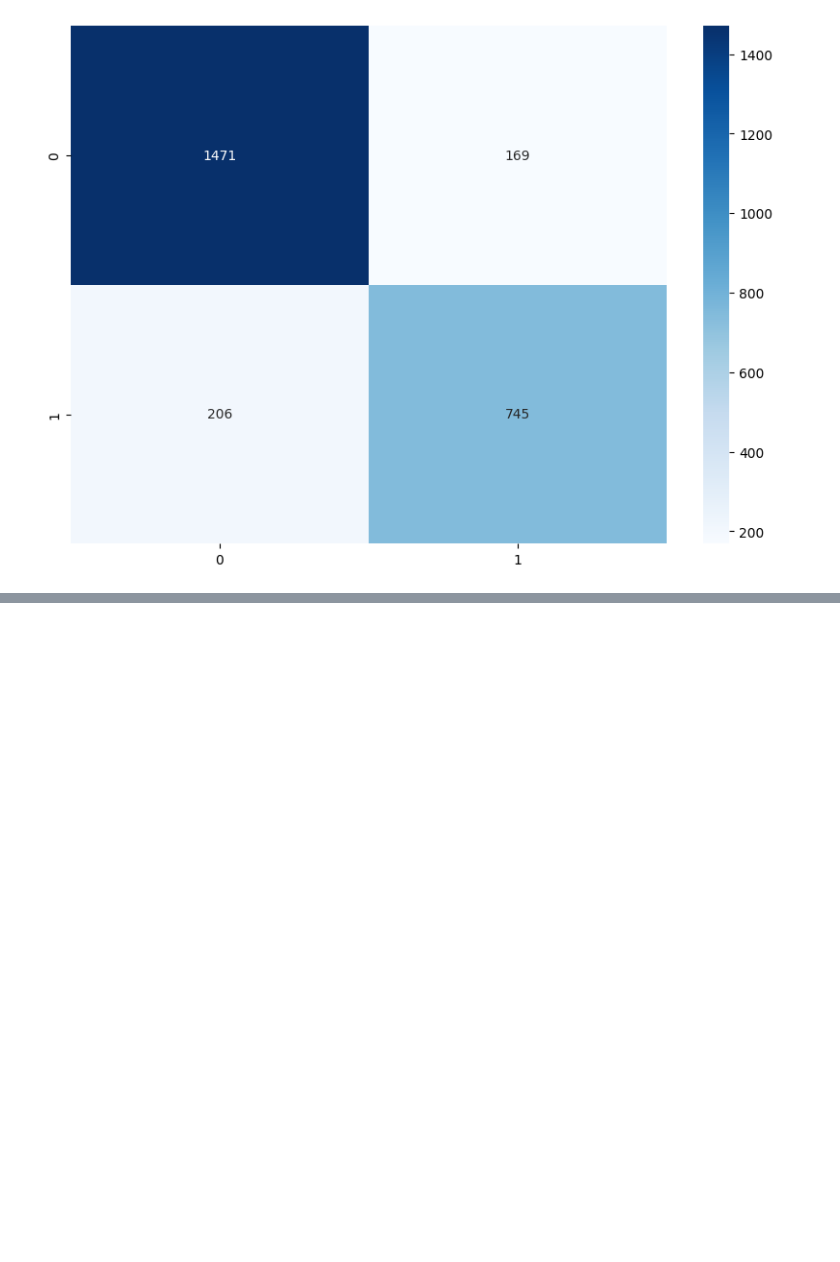
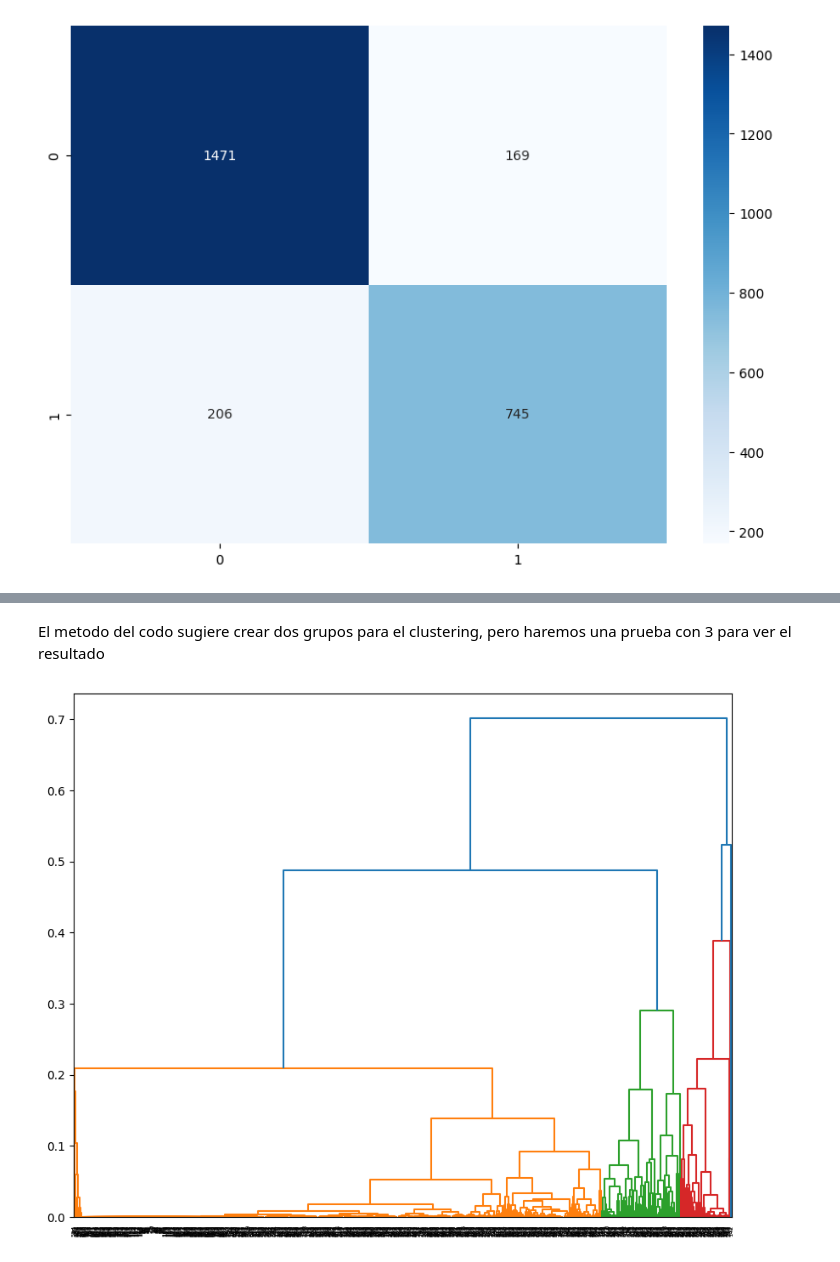
Before and after one commit to Javier-Mazariegos/proyecto_final_elements, a Jupyter notebook: proyecto.ipynb, the cells around one changed output, grey strips where cells are left out. Saved outputs shown, nothing was run; the diff lists cells and outputs as text; code cells hidden in the pictures; blank space fills up the shorter version.

```diff
--- a/proyecto.ipynb
+++ b/proyecto.ipynb
@@ -784,0 +816,11 @@ sns.heatmap(cm, annot=True, cmap='Blues', fmt='g')
+# %% [markdown]
+El metodo del codo sugiere crear dos grupos para el clustering, pero haremos una prueba con 3 para ver el resultado
+# %%
+from scipy.cluster.hierarchy import dendrogram, linkage
+
+link = linkage(dataset[cluster_vars].sample(frac=0.1, random_state=30), metric='euclidean', method='weighted', optimal_ordering=True)
+plt.figure(figsize=(10,8))
+D = dendrogram(link, color_threshold=0.4)
+plt.show()
+# %% [output]
+[figure, added]
```
Also changed, not shown: parts of 24 cells of this notebook.
